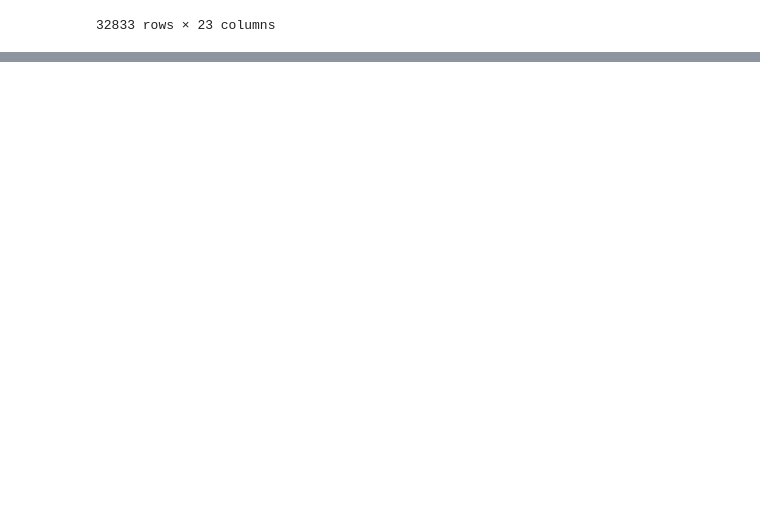
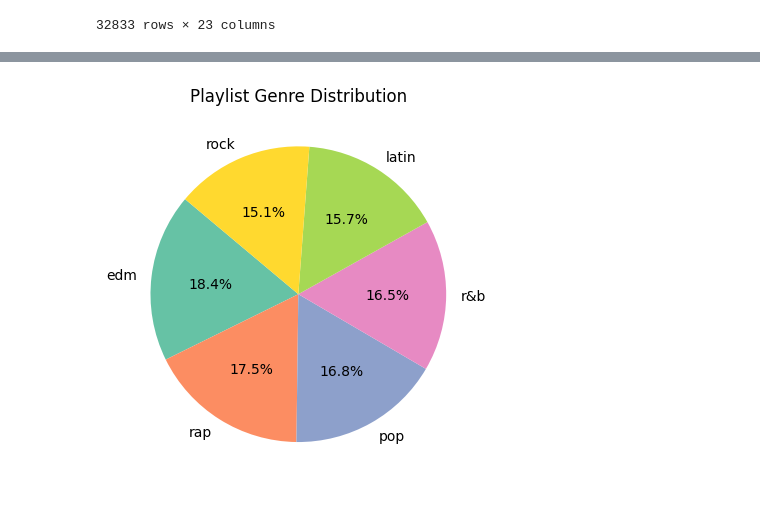
Before and after one commit to ricii1/Music-Recommendation-System, a Jupyter notebook: RecommendationSystem.ipynb, the cells around one changed output, grey strips where cells are left out. Cells and saved outputs as stored; diff of their text form; code cells hidden in the pictures; blank space fills up the shorter version.

```diff
--- a/RecommendationSystem.ipynb
+++ b/RecommendationSystem.ipynb
@@ -262,0 +222,8 @@ Name: track_album_release_date, Length: 32833, dtype: datetime64[ns]
+# %%
+genre_counts = raw_data.playlist_genre.value_counts().reset_index()
+genre_counts.columns = ["genre", "count"]
+plt.pie(genre_counts["count"], labels=genre_counts["genre"], autopct='%1.1f%%', startangle=140, colors=sns.color_palette('Set2'))
+plt.title('Playlist Genre Distribution')
+plt.show()
+# %% [output]
+[figure, added]
```
Also changed, not shown: parts of 38 cells of this notebook.
